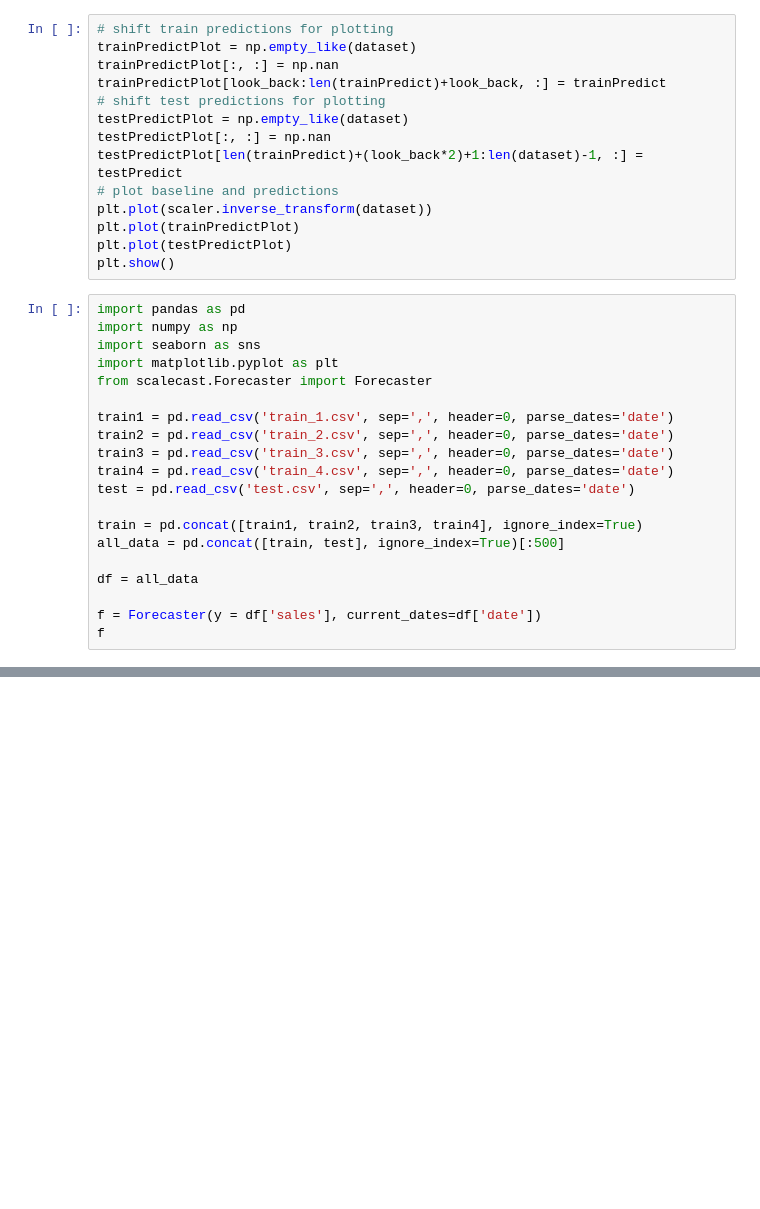
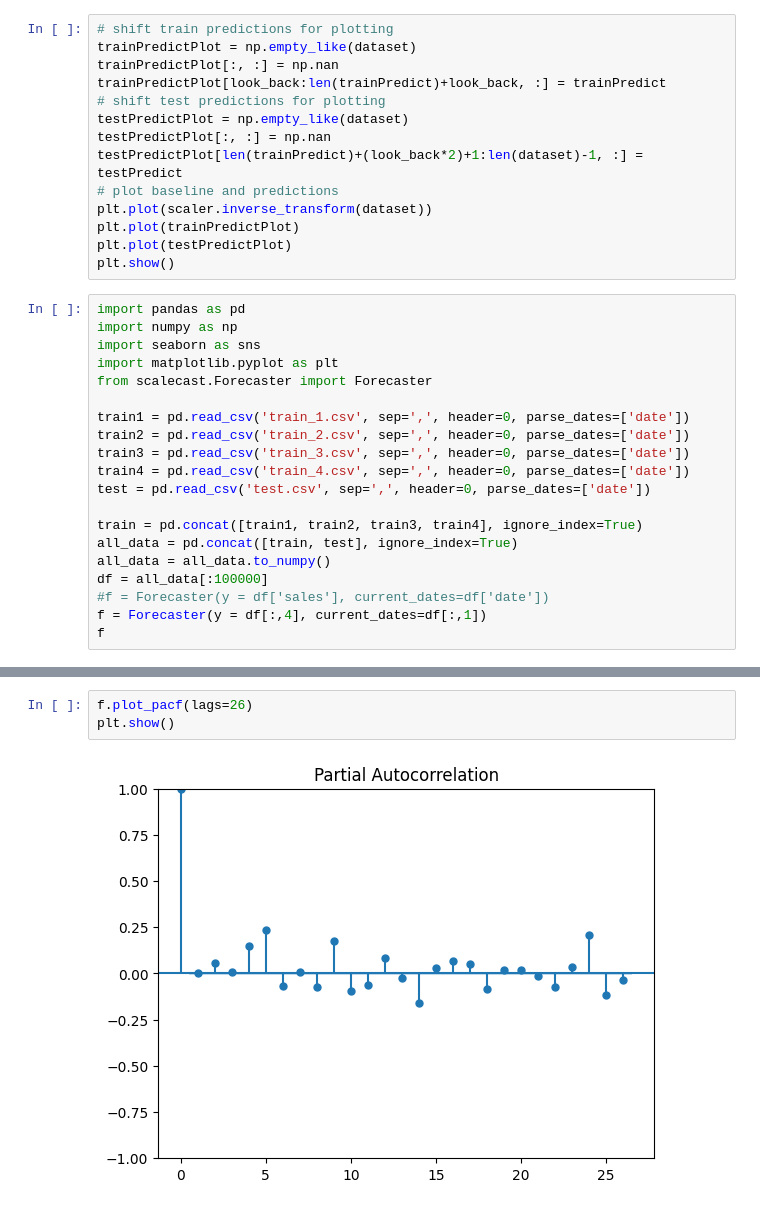
Before and after one commit to DylanDBurke26/CSE404-Group11, a Jupyter notebook: forecasting.ipynb, the cells around one changed output, grey strips where cells are left out. Drawn from its saved outputs; the diff is of its cells as text; blank space fills up the shorter version.

```diff
--- a/forecasting.ipynb
+++ b/forecasting.ipynb
@@ -92,18 +95,18 @@ import seaborn as sns
 import matplotlib.pyplot as plt
 from scalecast.Forecaster import Forecaster
 
-train1 = pd.read_csv('train_1.csv', sep=',', header=0, parse_dates='date')
-train2 = pd.read_csv('train_2.csv', sep=',', header=0, parse_dates='date')
-train3 = pd.read_csv('train_3.csv', sep=',', header=0, parse_dates='date')
-train4 = pd.read_csv('train_4.csv', sep=',', header=0, parse_dates='date')
-test = pd.read_csv('test.csv', sep=',', header=0, parse_dates='date')
+train1 = pd.read_csv('train_1.csv', sep=',', header=0, parse_dates=['date'])
+train2 = pd.read_csv('train_2.csv', sep=',', header=0, parse_dates=['date'])
+train3 = pd.read_csv('train_3.csv', sep=',', header=0, parse_dates=['date'])
+train4 = pd.read_csv('train_4.csv', sep=',', header=0, parse_dates=['date'])
+test = pd.read_csv('test.csv', sep=',', header=0, parse_dates=['date'])
 
 train = pd.concat([train1, train2, train3, train4], ignore_index=True)
-all_data = pd.concat([train, test], ignore_index=True)[:500]
-
-df = all_data
-
-f = Forecaster(y = df['sales'], current_dates=df['date'])
+all_data = pd.concat([train, test], ignore_index=True)
+all_data = all_data.to_numpy()
+df = all_data[:100000]
+#f = Forecaster(y = df['sales'], current_dates=df['date'])
+f = Forecaster(y = df[:,4], current_dates=df[:,1])
 f
 # %% [output]
 Forecaster(
@@ -121,3 +124,8 @@ Forecaster(
     CurrentEstimator=mlr
     GridsFile=Grids
 )
+# %%
+f.plot_pacf(lags=26)
+plt.show()
+# %% [output]
+[figure, added]
```
Also changed, not shown: parts of 6 cells of this notebook.
